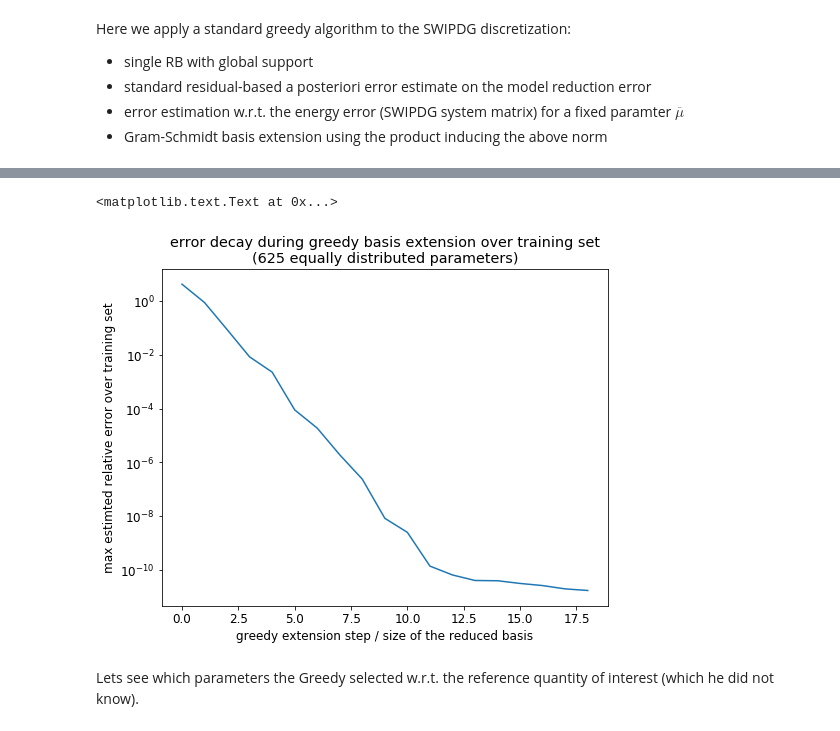
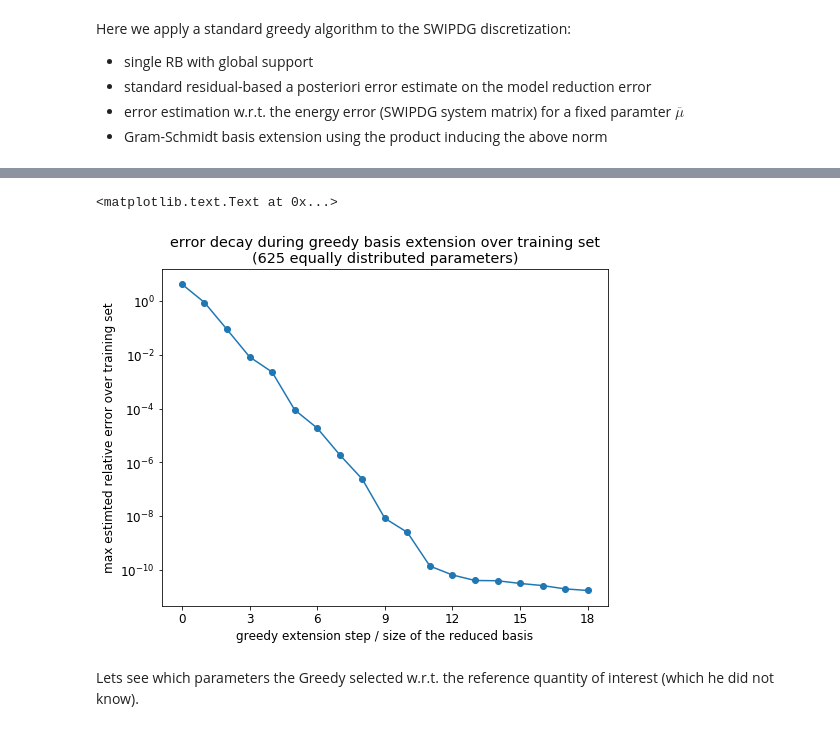
Before and after one commit to TiKeil/proceedings-mbour-2017-lrbms-control, a Jupyter notebook: notebooks/optimization_senegal_proceedings.ipynb, the cells around one changed output, grey strips where cells are left out. Cells and saved outputs as stored; diff of their text form; code cells hidden in the pictures.

```diff
--- a/notebooks/optimization_senegal_proceedings.ipynb
+++ b/notebooks/optimization_senegal_proceedings.ipynb
@@ -409,16 +409,18 @@ logger.info('... done')
 # %%
 RB_rd = RB_greedy_data['reduced_discretization']
 RB_rd.disable_logging()
 
 plt.plot(list(range(num_RB_greedy_extensions)) + [len(range(num_RB_greedy_extensions))],
-         RB_greedy_errors)
+         RB_greedy_errors,
+         '-o')
+plt.xticks(np.arange(0, num_RB_greedy_extensions + 1, 3))
 plt.yscale('log')
 plt.title('error decay during greedy basis extension over training set\n({} equally distributed parameters)'.format(len(training_set)))
 plt.xlabel('greedy extension step / size of the reduced basis')
 plt.ylabel('max estimted relative error over training set')
 # %% [output]
 <matplotlib.text.Text at 0x...>
-[figure, old version]
+[figure, new version]
 # %% [markdown]
 Lets see which parameters the Greedy selected w.r.t. the reference quantity of interest (which he did not know).
 # %%
```
Also changed, not shown: parts of 31 cells of this notebook.
